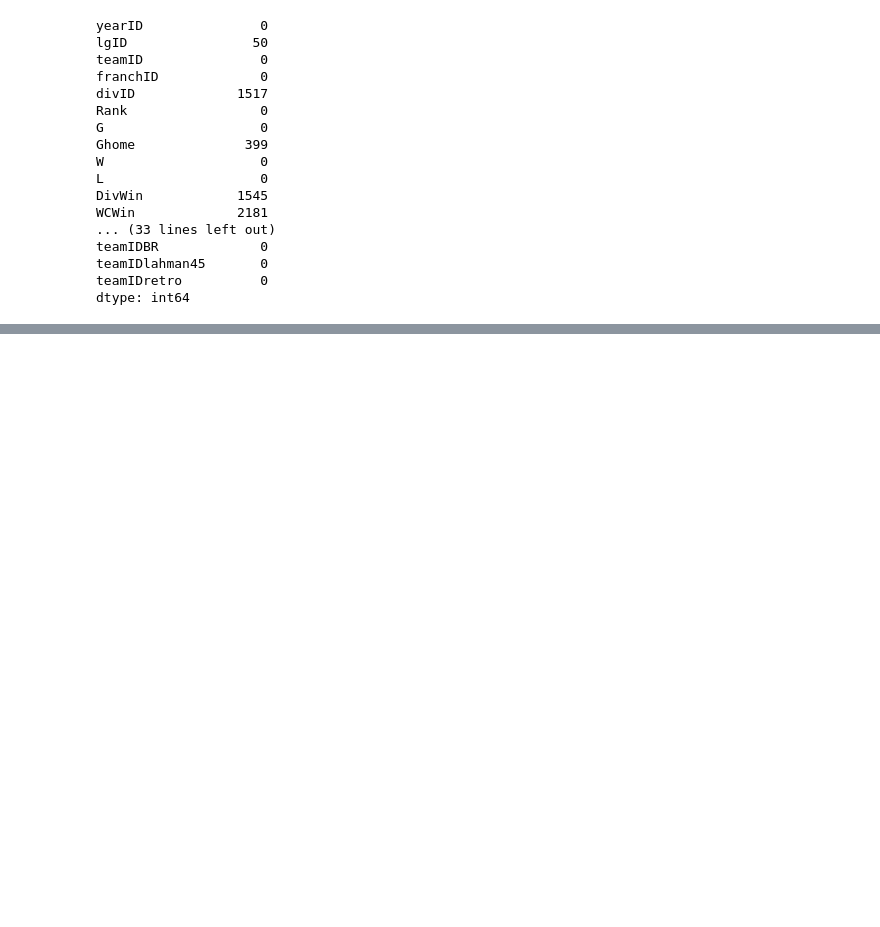
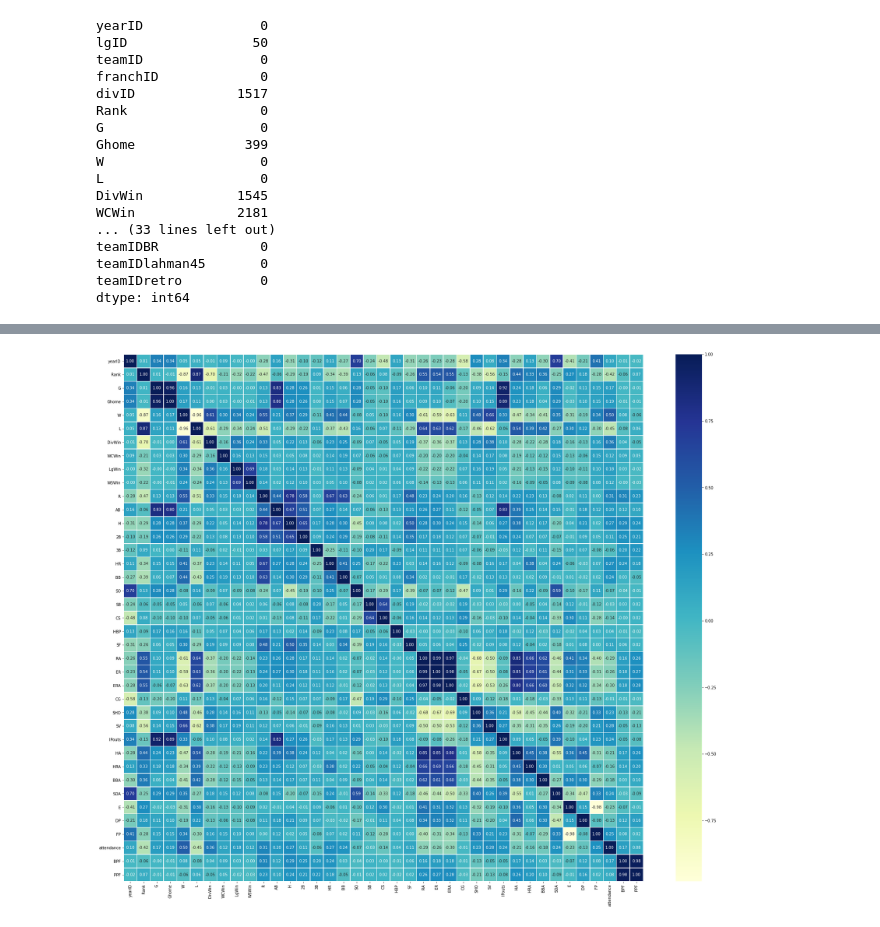
Before and after one commit to cabralh/WS-Predictor, a Jupyter notebook: WS-Predictor.ipynb, the cells around one changed output, grey strips where cells are left out. Saved outputs shown, nothing was run; the diff lists cells and outputs as text; code cells hidden in the pictures; blank space fills up the shorter version.

Commit message:
added heatmap

```diff
--- a/WS-Predictor.ipynb
+++ b/WS-Predictor.ipynb
@@ -204,0 +237,3 @@ df.describe()
+# %%
+# Make a copy of original Dataframe to perform edits on
+df_tmp = df.copy()
@@ -204,0 +293,2 @@ df.describe()
+# %%
+df_tmp = df_tmp.drop(df_tmp.index[:2181])
@@ -204,0 +332,5 @@ df.describe()
+# %%
+df_tmp["WSWin"] = df_tmp["WSWin"].map(lambda x: 1 if x == 'Y' else 0)
+df_tmp["WSWin"] = df_tmp["WSWin"].astype(int)
+pd.set_option('display.max_columns', None)
+df_tmp
@@ -204,0 +357,9 @@ df.describe()
+# %%
+# Convert N/Y columns to integer values
+df_tmp["DivWin"] = df_tmp["DivWin"].map(lambda x: 1 if x == 'Y' else 0)
+df_tmp["DivWin"] = df_tmp["DivWin"].astype(int)
+df_tmp["WCWin"] = df_tmp["WCWin"].map(lambda x: 1 if x == 'Y' else 0)
+df_tmp["WCWin"] = df_tmp["WCWin"].astype(int)
+df_tmp["LgWin"] = df_tmp["LgWin"].map(lambda x: 1 if x == 'Y' else 0)
+df_tmp["LgWin"] = df_tmp["LgWin"].astype(int)
+df_tmp.head(10)
@@ -204,0 +400,11 @@ df.describe()
+# %%
+# Graph correlation matrix
+corr_matrix = df_tmp.corr()
+plt.figure(figsize=(30, 25))
+sns.heatmap(corr_matrix,
+            annot=True,
+            linewidth=0.5,
+            fmt=".2f",
+            cmap="YlGnBu");
+# %% [output]
+[figure, added]
```
Also changed, not shown: parts of 21 cells of this notebook.
